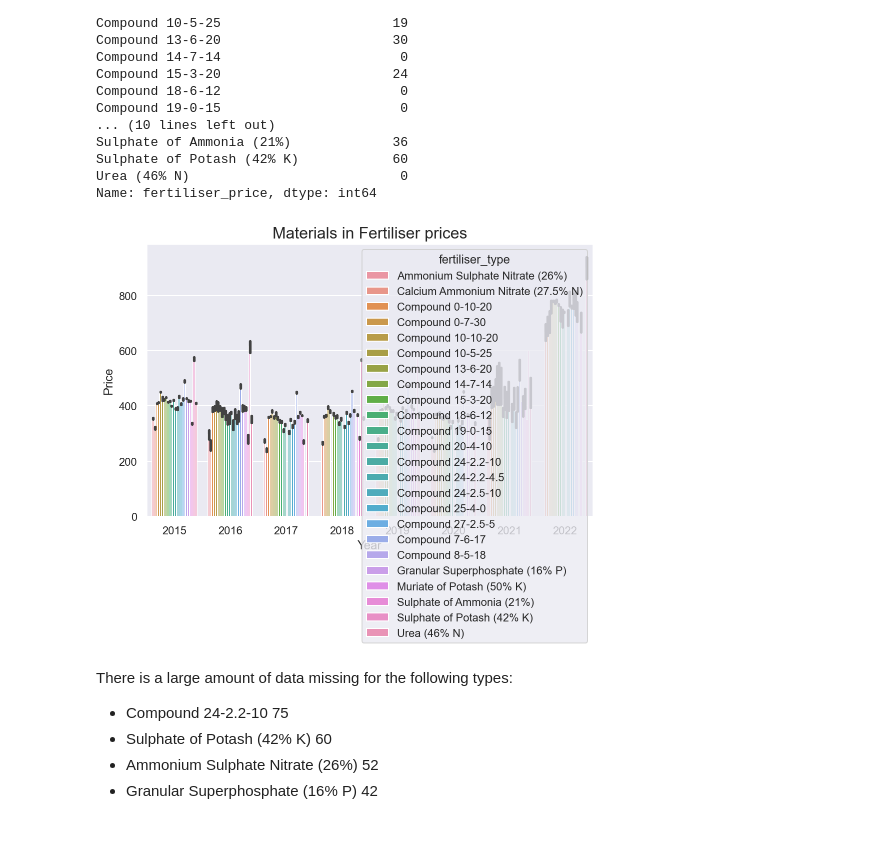
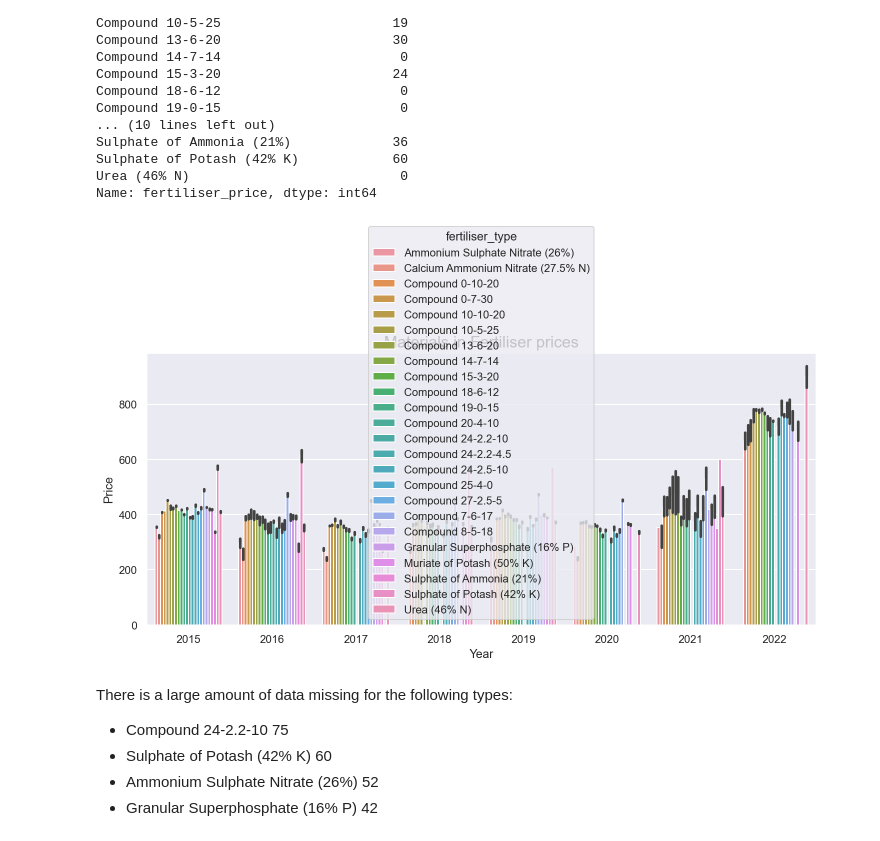
Before and after one commit to RitRa/Msc_CA2, a Jupyter notebook: notebooks/CA2 - Agriculture.ipynb, the cells around one changed output. Saved outputs shown, nothing was run; the diff lists cells and outputs as text; code cells hidden in the pictures.

```diff
--- a/notebooks/CA2 - Agriculture.ipynb
+++ b/notebooks/CA2 - Agriculture.ipynb
@@ -37,6 +37,9 @@ df_potassium = pd.read_csv("../data/potassium_chloride_price.csv")   #potassium_
 df_phosphate = pd.read_csv("../data/rock_phosphate_price.csv")   #phosphate_price
 df_urea = pd.read_csv("../data/urea_price.csv")   #phosphate_price
 df_gas = pd.read_csv("../data/gas_price.csv")   #phosphate_price
+
+df_inflation = pd.read_csv("../data/irish_consumer_price_index.csv") #inflation
+
 #fertiliser_consumption_eu
 df_consum_eu = pd.read_csv("../data/fertiliser_consumption_eu.csv")   #fertilizer
 
@@ -1495,0 +1487,7 @@ df_milk
+# %%
+#inflation data
+df_inflation = df_inflation.rename(columns = {"period": "date"})
+# date format
+df_inflation['date'] = pd.to_datetime(df_inflation['date'])
+df_inflation
+# Inflation data from Jan 2010 to March 2022
@@ -1500,6 +1512,7 @@ df_all = pd.merge_ordered(df_all, df_urea_new, fill_method="fill", left_by="date
 df_all = pd.merge_ordered(df_all, df_milk, fill_method="fill", left_by="date")
 df_all = pd.merge_ordered(df_all, df_gas_new, fill_method="fill", left_by="date")
 df_all = pd.merge_ordered(df_all, df_potassium_new, fill_method="fill", left_by="date")
+df_all = pd.merge_ordered(df_all, df_inflation, fill_method="fill", left_by="date")
 
 df_all
 # %% [output]
@@ -1612,22 +1629,22 @@ Name: fertiliser_price, dtype: int64
 # %%
 #set to seaborn
 sns.set()
 #palette
 sns.set_palette('rainbow');
 #plot size
-plt.figure(figsize=(8, 5));
+plt.figure(figsize=(12, 5));
 
 # bar plot of the the materials that make up Fertiliser
 sns.barplot(x="year", y="fertiliser_price", hue='fertiliser_type', data=df_all);
 
 #styling
 plt.title("Materials in Fertiliser prices", fontsize = 16);
 #plt.legend(loc="hide")
 plt.ylabel("Price")
 plt.xlabel("Year")
 plt.show();
 # %% [output]
-[figure, old version]
+[figure, new version]
 # %% [markdown]
 There is a large amount of data missing for the following types:
 
```
Also changed, not shown: parts of 41 cells of this notebook, 8 other files.
